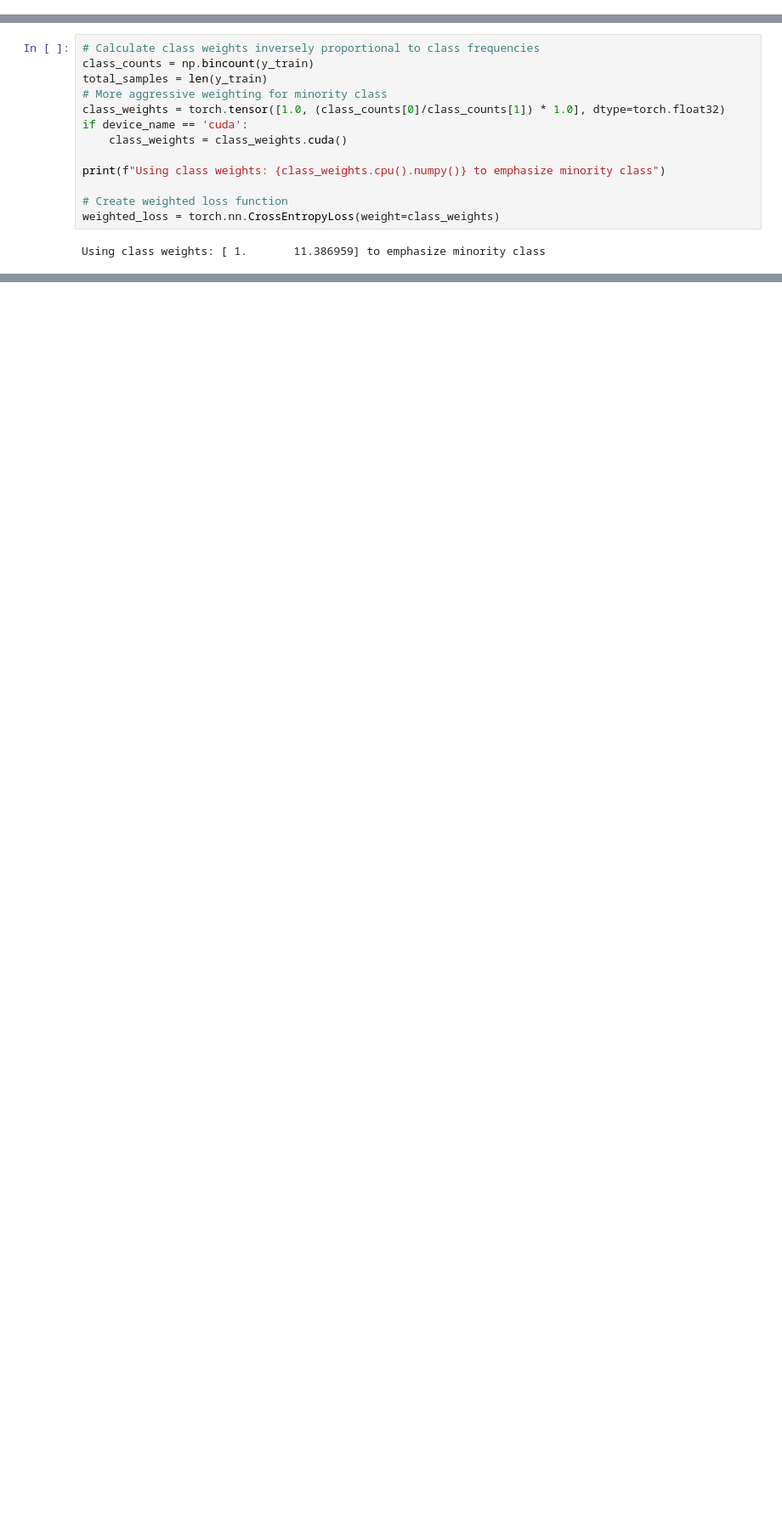
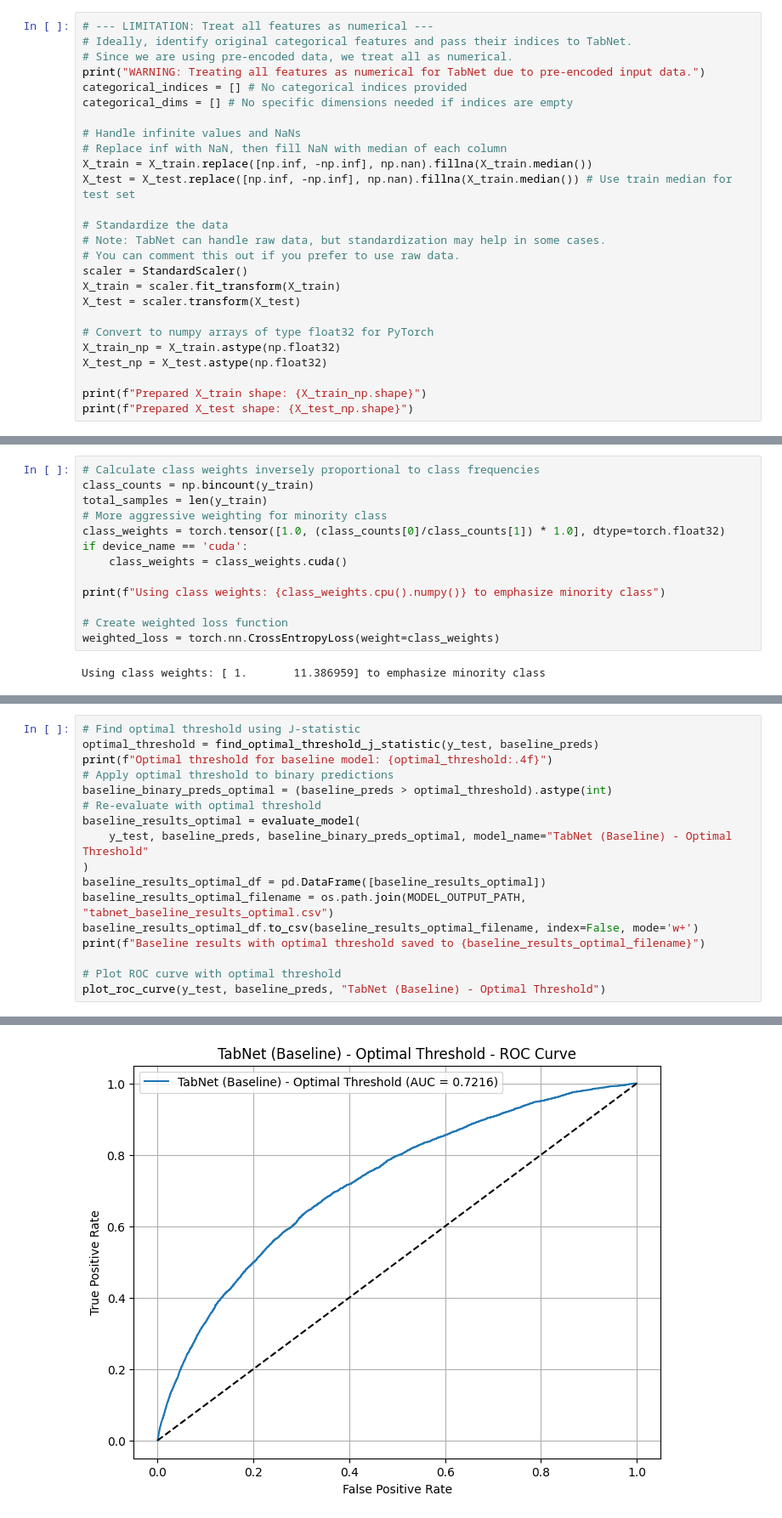
Before and after one commit to chienlax/CreditRiskProject, a Jupyter notebook: notebooks/04_Model_TabNet.ipynb, the cells around one changed output, grey strips where cells are left out. Shown: that part at 85% size. Drawn from its saved outputs; the diff is of its cells as text; blank space fills up the shorter version.

Commit message:
tabnet initial result

```diff
--- a/notebooks/04_Model_TabNet.ipynb
+++ b/notebooks/04_Model_TabNet.ipynb
@@ -270,0 +246,26 @@ Prepared X_test shape: (61502, 542)
+# %%
+# --- LIMITATION: Treat all features as numerical ---
+# Ideally, identify original categorical features and pass their indices to TabNet.
+# Since we are using pre-encoded data, we treat all as numerical.
+print("WARNING: Treating all features as numerical for TabNet due to pre-encoded input data.")
+categorical_indices = [] # No categorical indices provided
+categorical_dims = [] # No specific dimensions needed if indices are empty
+
+# Handle infinite values and NaNs
+# Replace inf with NaN, then fill NaN with median of each column
+X_train = X_train.replace([np.inf, -np.inf], np.nan).fillna(X_train.median())
+X_test = X_test.replace([np.inf, -np.inf], np.nan).fillna(X_train.median()) # Use train median for test set
+
+# Standardize the data
+# Note: TabNet can handle raw data, but standardization may help in some cases.
+# You can comment this out if you prefer to use raw data.
+scaler = StandardScaler()
+X_train = scaler.fit_transform(X_train)
+X_test = scaler.transform(X_test)
+
+# Convert to numpy arrays of type float32 for PyTorch
+X_train_np = X_train.astype(np.float32)
+X_test_np = X_test.astype(np.float32)
+
+print(f"Prepared X_train shape: {X_train_np.shape}")
+print(f"Prepared X_test shape: {X_test_np.shape}")
@@ -645,0 +424,18 @@ print("\nTabNet script finished.")
+# %%
+# Find optimal threshold using J-statistic
+optimal_threshold = find_optimal_threshold_j_statistic(y_test, baseline_preds)
+print(f"Optimal threshold for baseline model: {optimal_threshold:.4f}")
+# Apply optimal threshold to binary predictions
+baseline_binary_preds_optimal = (baseline_preds > optimal_threshold).astype(int)
+# Re-evaluate with optimal threshold
+baseline_results_optimal = evaluate_model(
+    y_test, baseline_preds, baseline_binary_preds_optimal, model_name="TabNet (Baseline) - Optimal Threshold"
+)
+baseline_results_optimal_df = pd.DataFrame([baseline_results_optimal])
+baseline_results_optimal_filename = os.path.join(MODEL_OUTPUT_PATH, "tabnet_baseline_results_optimal.csv")
+baseline_results_optimal_df.to_csv(baseline_results_optimal_filename, index=False, mode='w+')
+print(f"Baseline results with optimal threshold saved to {baseline_results_optimal_filename}")
+
+# Plot ROC curve with optimal threshold
+plot_roc_curve(y_test, baseline_preds, "TabNet (Baseline) - Optimal Threshold")
+# %% [output]
@@ -645,0 +461 @@ print("\nTabNet script finished.")
+[figure, added]
```
Also changed, not shown: parts of 17 cells of this notebook, 7 other files.
